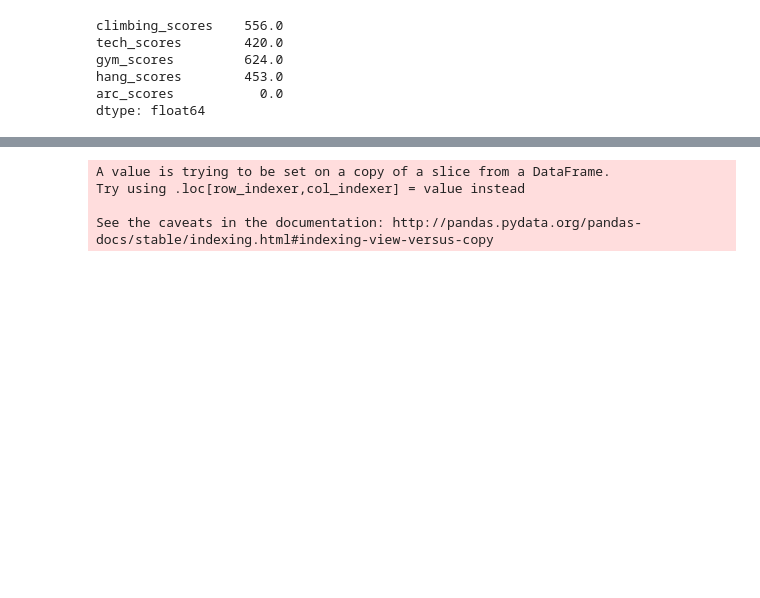
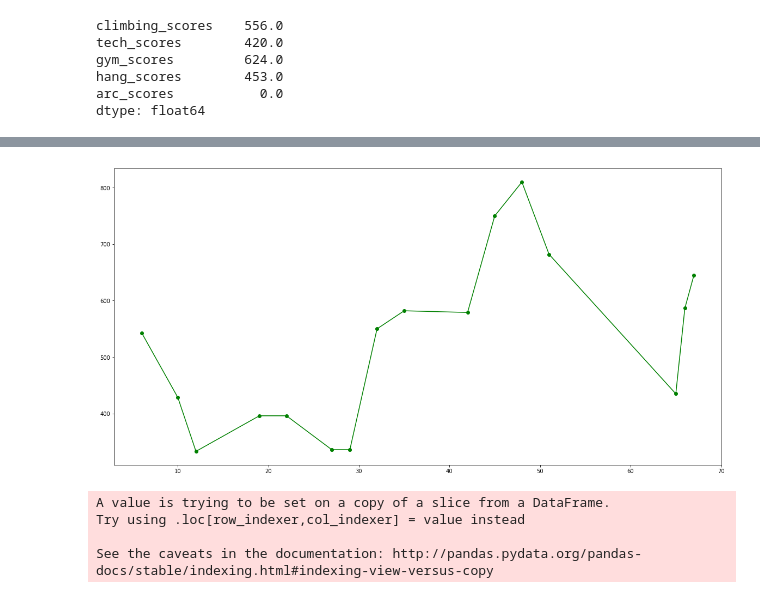
Before and after one commit to gardiac2002/monkies, a Jupyter notebook: Sessions Analysis.ipynb, the cells around one changed output, grey strips where cells are left out. Saved outputs shown, nothing was run; the diff lists cells and outputs as text; code cells hidden in the pictures; blank space fills up the shorter version.

```diff
--- a/Sessions Analysis.ipynb
+++ b/Sessions Analysis.ipynb
@@ -274,3 +276,10 @@ plt.show()
+# %%
+doripa_hangboard_scores = doripa[doripa.hang > 0]
+plt.figure(figsize=(20,10))
+plt.plot(doripa_hangboard_scores.hang_scores, marker='o', color='green')
+plt.show()
+# %% [output]
+[figure, added]
 # %%
 plot_stacked_scores(sunshine_sessions)
 # %% [output]
```
Also changed, not shown: parts of 11 cells of this notebook, 3 other files.
